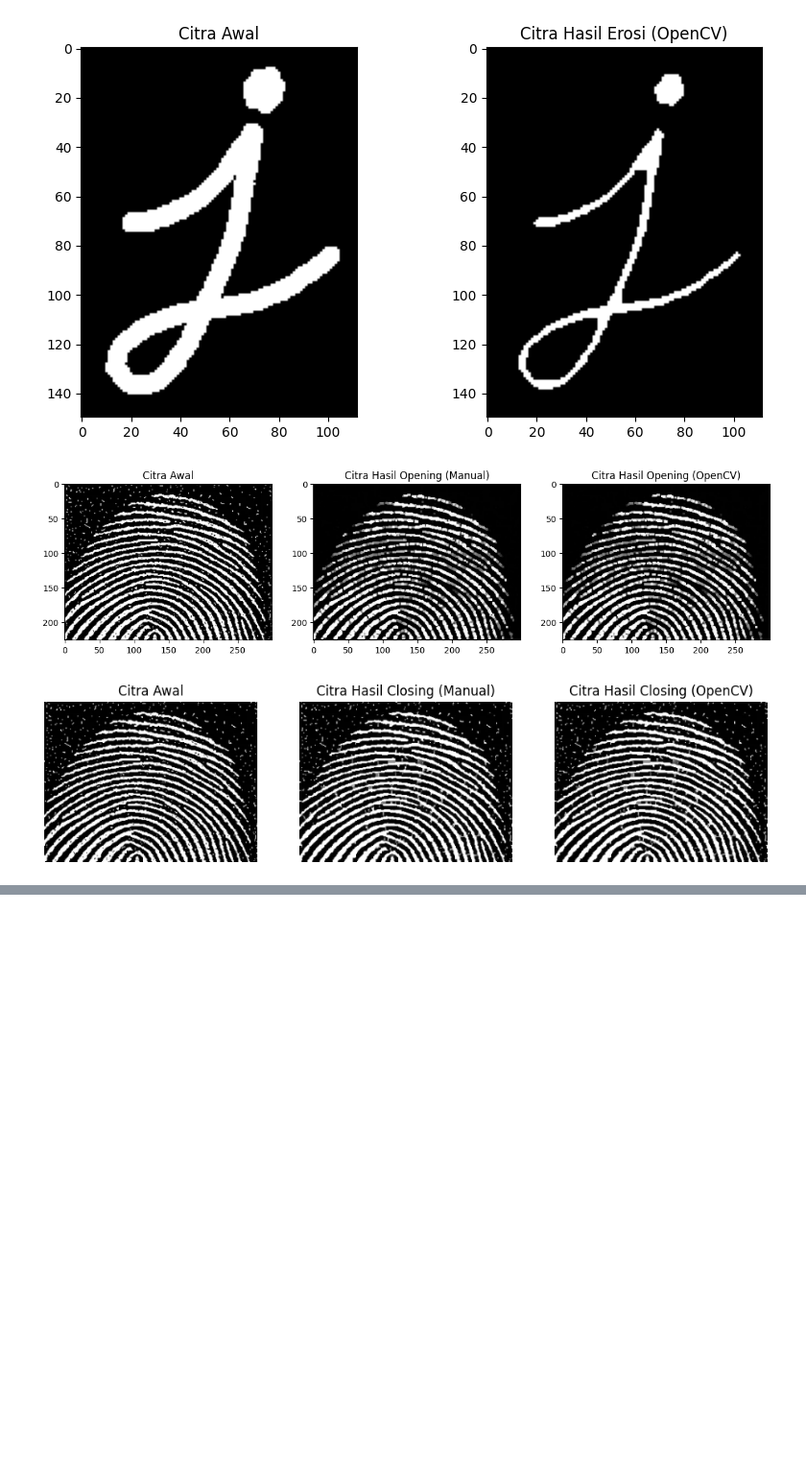
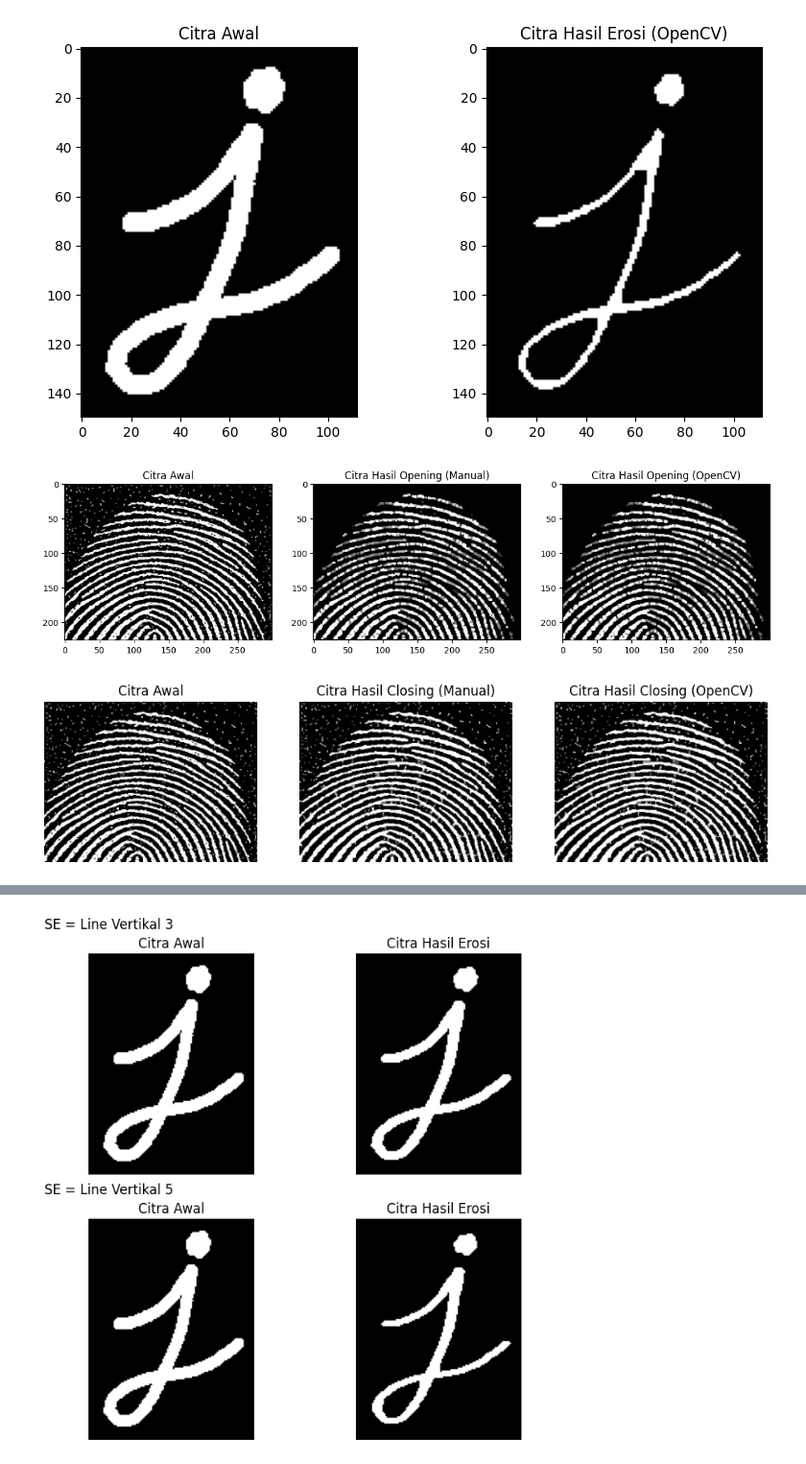
Before and after one commit to sbylash/23_Shasia-Sasa_PCVK, a Jupyter notebook: Week9.ipynb, the cells around one changed output, grey strips where cells are left out. Shown at 96% size. Cells and saved outputs as stored; diff of their text form; code cells hidden in the pictures; blank space fills up the shorter version.

```diff
--- a/Week9.ipynb
+++ b/Week9.ipynb
@@ -245,0 +391,47 @@ plt.show()
+# %%
+# 12
+# Load the image in grayscale
+image = cv2.imread('/content/drive/MyDrive/Week2/Images/j.png', cv2.IMREAD_GRAYSCALE)
+
+# Threshold the image to make it binary
+_, binary_image = cv2.threshold(image, 127, 255, cv2.THRESH_BINARY)
+
+# Define structuring elements (vertical lines of length 3 and 5)
+se_vertical_3 = cv2.getStructuringElement(cv2.MORPH_RECT, (1, 3))
+se_vertical_5 = cv2.getStructuringElement(cv2.MORPH_RECT, (1, 5))
+
+# Apply erosion with the structuring elements
+eroded_3 = cv2.erode(image, se_vertical_3)
+eroded_5 = cv2.erode(image, se_vertical_5)
+
+# Plot the results
+fig, axs = plt.subplots(2, 2, figsize=(8, 8))
+
+# Adding SE labels above each pair of images
+fig.text(0.1, 0.92, "SE = Line Vertikal 3", fontsize=12)
+fig.text(0.1, 0.50, "SE = Line Vertikal 5", fontsize=12)
+
+# Original image
+axs[0, 0].imshow(image, cmap='gray')
+axs[0, 0].set_title('Citra Awal')
+axs[0, 0].axis('off')
+
+# Eroded image with SE vertical line 3
+axs[0, 1].imshow(eroded_3, cmap='gray')
+axs[0, 1].set_title('Citra Hasil Erosi')
+axs[0, 1].axis('off')
+
+# Original image for SE vertical line 5
+axs[1, 0].imshow(image, cmap='gray')
+axs[1, 0].set_title('Citra Awal')
+axs[1, 0].axis('off')
+
+# Eroded image with SE vertical line 5
+axs[1, 1].imshow(eroded_5, cmap='gray')
+axs[1, 1].set_title('Citra Hasil Erosi')
+axs[1, 1].axis('off')
+
+plt.tight_layout(rect=[0, 1, 0.9, 0.9])
+plt.show()
+# %% [output]
+[figure, added]
```
Also changed, not shown: parts of 14 cells of this notebook.
